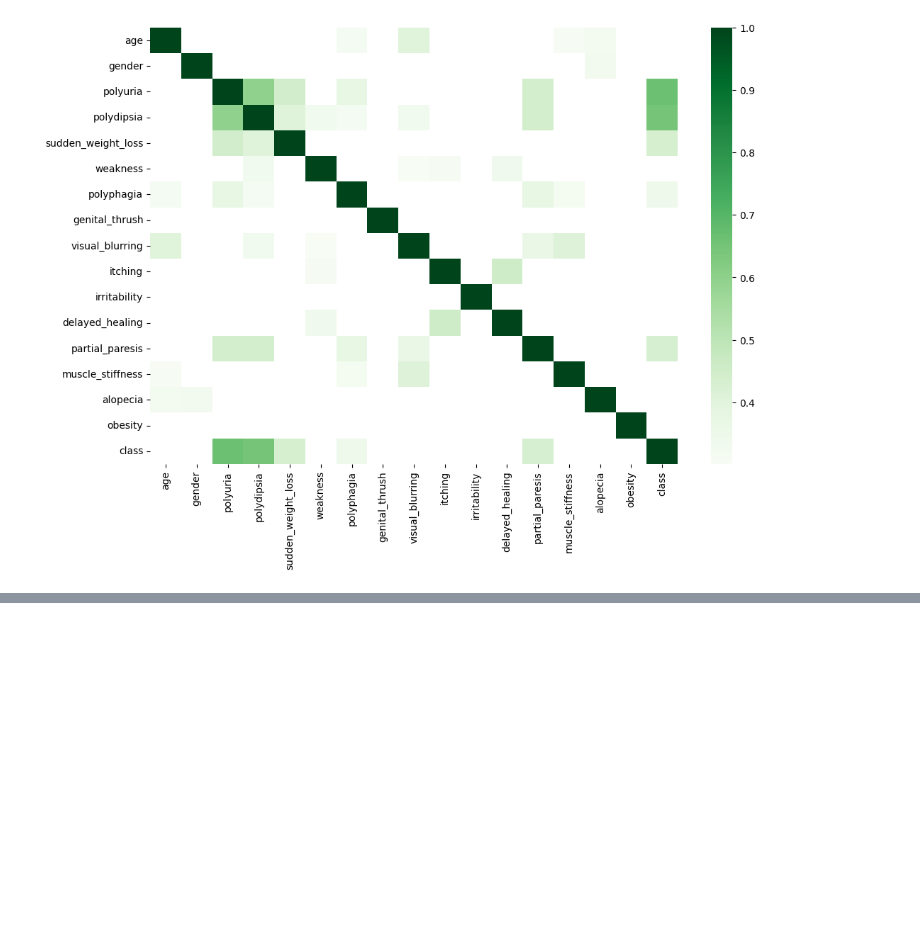
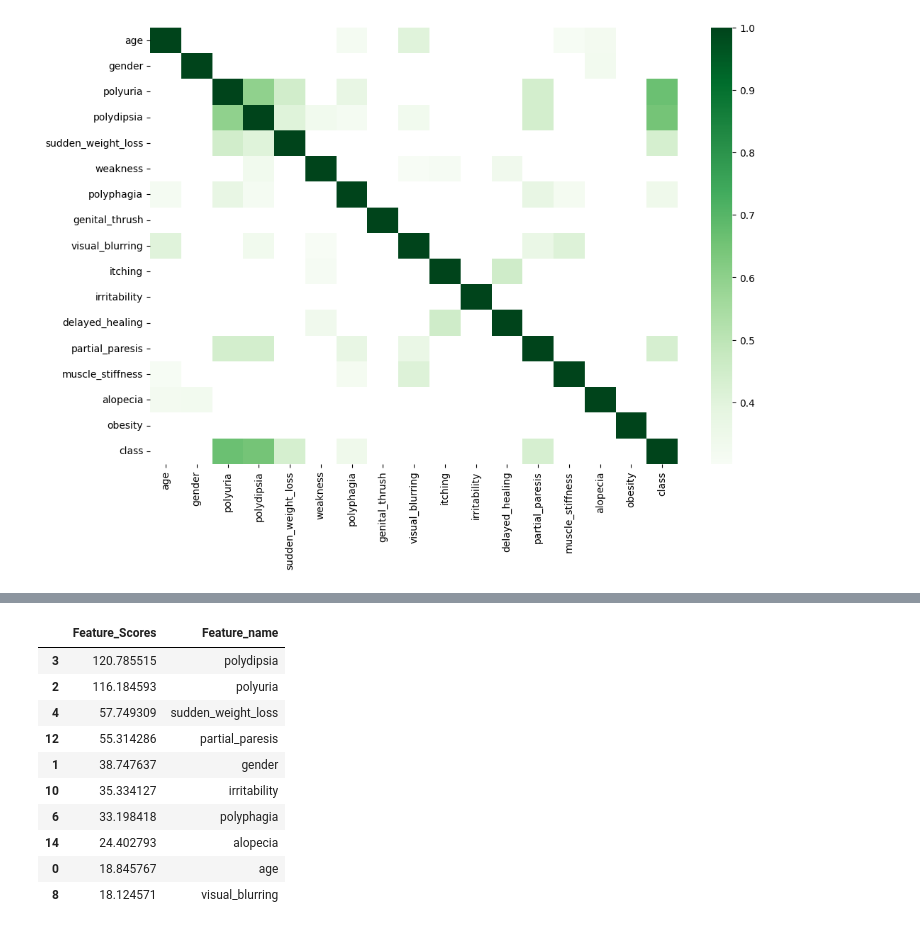
Before and after one commit to pistaacademy/ML_Model, a Jupyter notebook: ML Model.ipynb, the cells around one changed output, grey strips where cells are left out. Saved outputs shown, nothing was run; the diff lists cells and outputs as text; code cells hidden in the pictures; blank space fills up the shorter version.

```diff
--- a/ML Model.ipynb
+++ b/ML Model.ipynb
@@ -261,0 +327,14 @@ sns.heatmap(highest_corr, cmap='Greens')
+# %%
+best_feat_of.nlargest(10, 'Feature_Scores')
+# %% [output]
+|  | Feature_Scores | Feature_name |
+| 3 | 120.785515 | polydipsia |
+| 2 | 116.184593 | polyuria |
+| 4 | 57.749309 | sudden_weight_loss |
+| 12 | 55.314286 | partial_paresis |
+| 1 | 38.747637 | gender |
+| 10 | 35.334127 | irritability |
+| 6 | 33.198418 | polyphagia |
+| 14 | 24.402793 | alopecia |
+| 0 | 18.845767 | age |
+| 8 | 18.124571 | visual_blurring |
```
Also changed, not shown: parts of 12 cells of this notebook.
